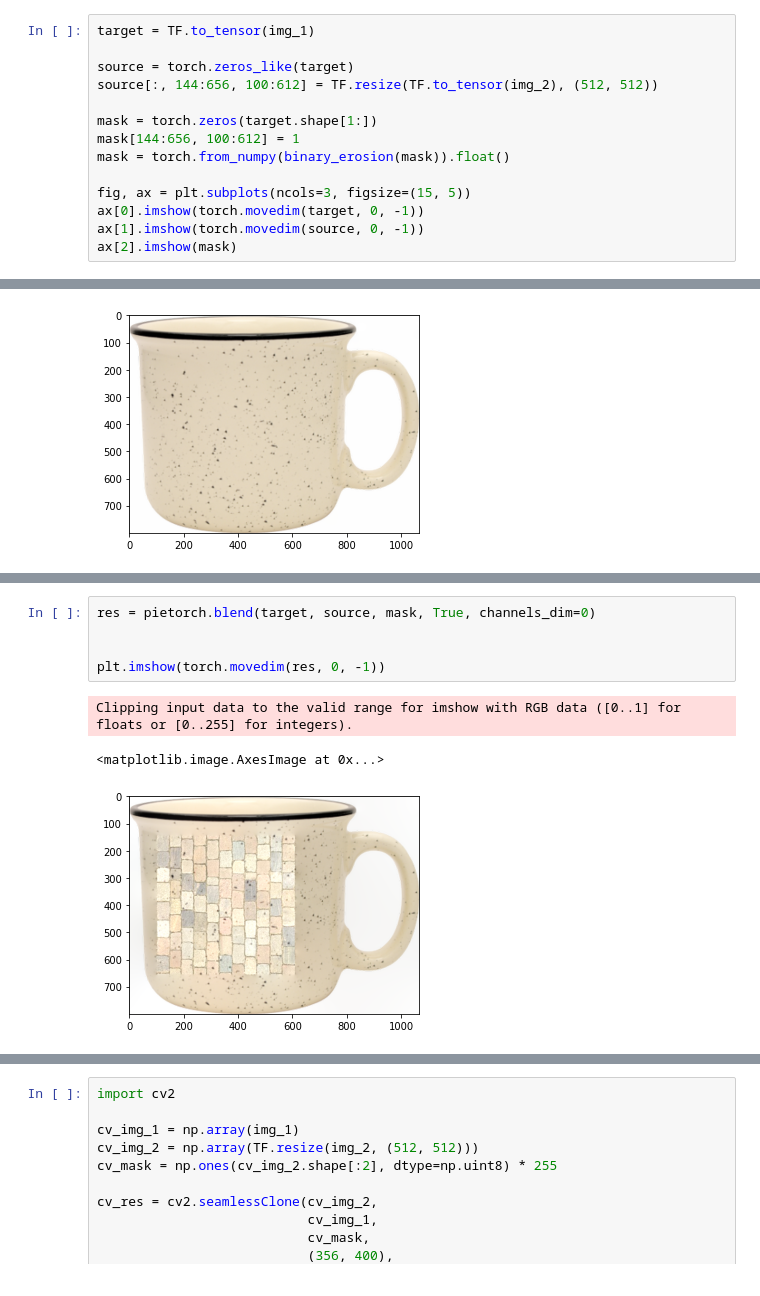
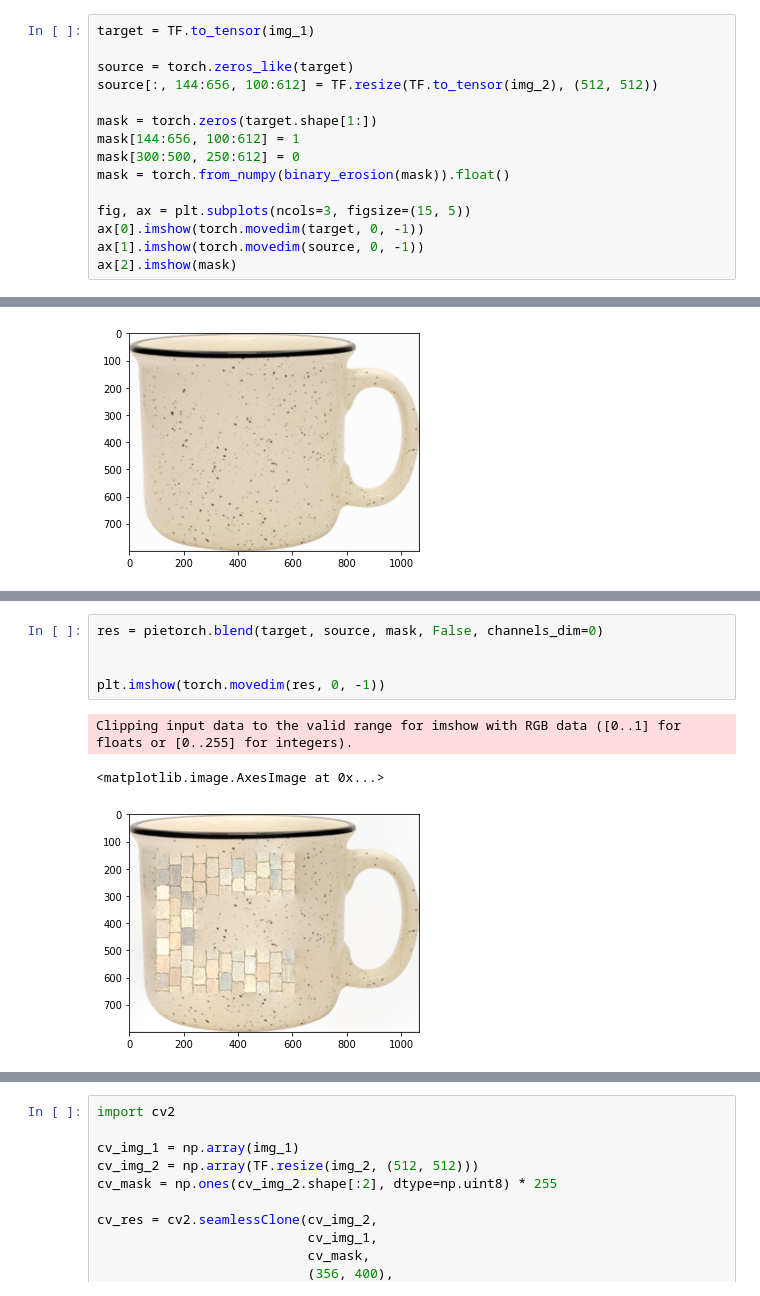
Before and after one commit to matt-baugh/pytorch-poisson-image-editing, a Jupyter notebook: examples.ipynb, the cells around one changed output, grey strips where cells are left out. Cells and saved outputs as stored; diff of their text form.

```diff
--- a/examples.ipynb
+++ b/examples.ipynb
@@ -33,6 +33,7 @@ source[:, 144:656, 100:612] = TF.resize(TF.to_tensor(img_2), (512, 512))
 
 mask = torch.zeros(target.shape[1:])
 mask[144:656, 100:612] = 1
+mask[300:500, 250:612] = 0
 mask = torch.from_numpy(binary_erosion(mask)).float()
 
 fig, ax = plt.subplots(ncols=3, figsize=(15, 5))
@@ -66,12 +75,12 @@ tensor(0.) - tensor(0.0102) / tensor(0.0027) - tensor(1.5200)
 # %%
-res = pietorch.blend(target, source, mask, True, channels_dim=0)
+res = pietorch.blend(target, source, mask, False, channels_dim=0)
 
 
 plt.imshow(torch.movedim(res, 0, -1))
 # %% [output]
 Clipping input data to the valid range for imshow with RGB data ([0..1] for floats or [0..255] for integers).
 <matplotlib.image.AxesImage at 0x...>
-[figure, old version]
+[figure, new version]
 # %%
 diff = torch.abs(res - target)
 print(torch.max(diff))
```
Also changed, not shown: parts of 10 cells of this notebook, 4 other files.
